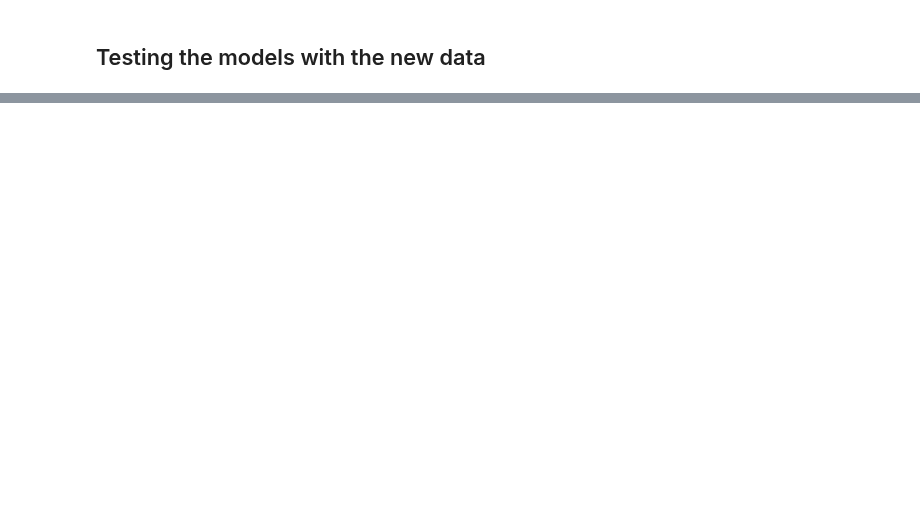
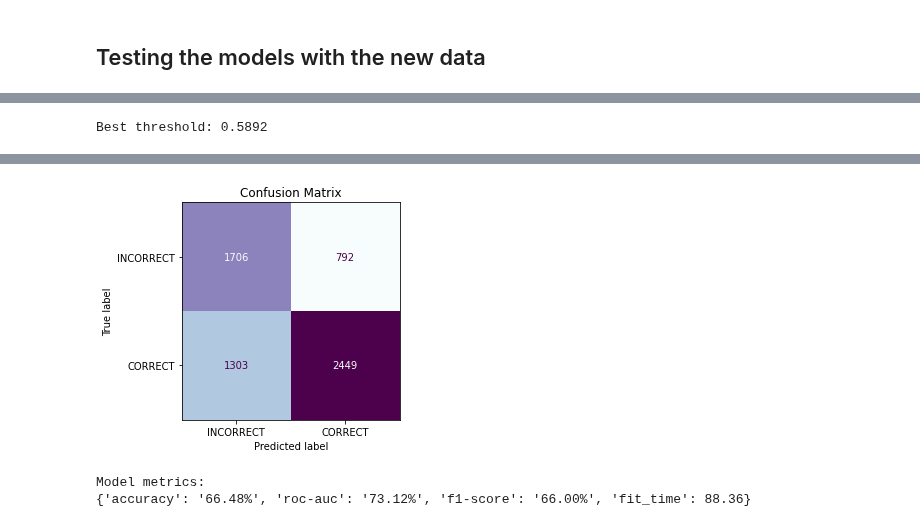
Before and after one commit to boa50/intelligent-tutoring-analysis, a Jupyter notebook: Analysis.ipynb, the cells around one changed output, grey strips where cells are left out. Cells and saved outputs as stored; diff of their text form; code cells hidden in the pictures; blank space fills up the shorter version.

```diff
--- a/Analysis.ipynb
+++ b/Analysis.ipynb
@@ -39,7 +39,7 @@ SEED = 50
 
 # The number of samples to be used during the machine learning model training
 # If you are having memory problems you could try to reduce this number
-N_SAMPLES = 10000
+N_SAMPLES = 25000
 
 # Limits the number of values of the inital dataframe
 # A value of less than 1 means to get all the dataset
@@ -1328,7 +1567,7 @@ plot_table(title='Models Comparison (New Data)')
 # %%
 # getting only the best model from above
 # %%
-y_pred = gaussian_nb_best.predict_proba(X_test)
+y_pred = xgb_best.predict_proba(X_test)
 
 # Keep probabilities for the positive outcome only
 y_pred = y_pred[:, 1]
@@ -1341,5 +1580,8 @@ J = tpr - fpr
 idx = np.argmax(J)
 best_threshold = thresholds[idx]
 print('Best threshold: {:.4f}'.format(best_threshold))
+# %% [output]
+Best threshold: 0.5892
 # %%
-model_process(gaussian_nb_best, 'Gaussian NB', threshold=best_threshold, X_train=X_train, y_train=y_train, X_test=X_test, y_test=y_test);
+model_process(xgb_best, 'XGBoost', threshold=best_threshold, X_train=X_train, y_train=y_train, X_test=X_test, y_test=y_test);
+# %% [output]
@@ -1345,0 +1590,3 @@ model_process(gaussian_nb_best, 'Gaussian NB', threshold=best_threshold, X_train
+[figure, added]
+Model metrics:
+{'accuracy': '66.48%', 'roc-auc': '73.12%', 'f1-score': '66.00%', 'fit_time': 88.36}
```
Also changed, not shown: parts of 39 cells of this notebook.
